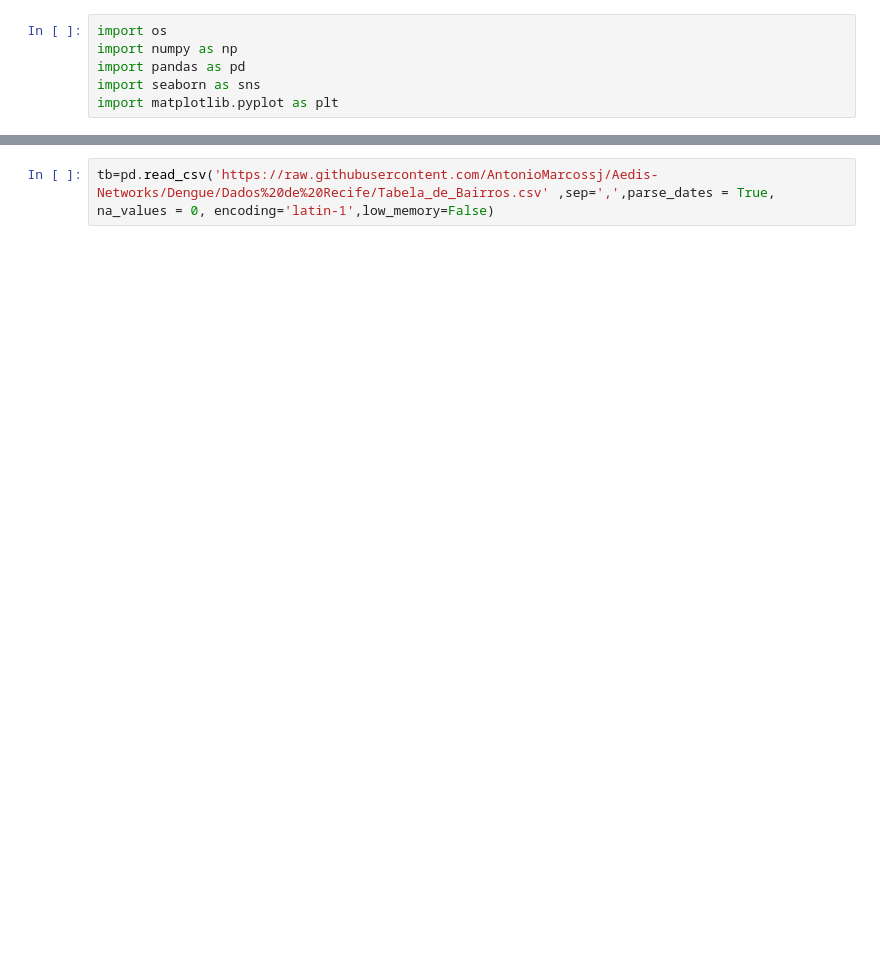
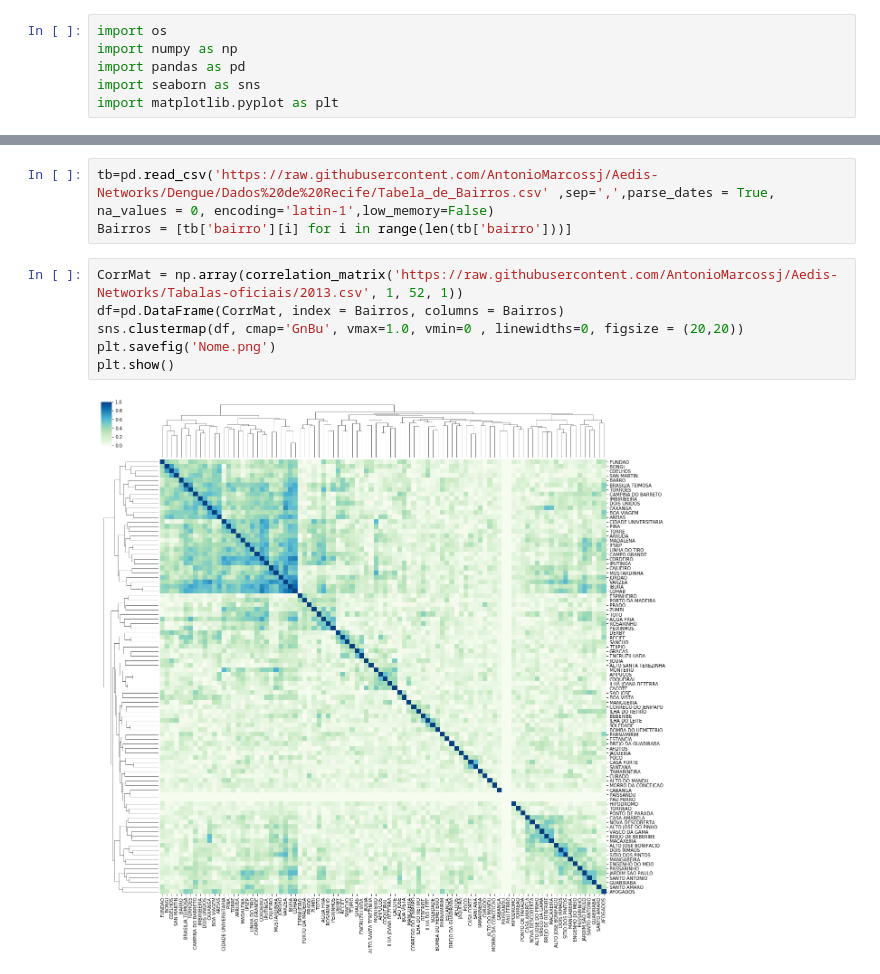
Before and after one commit to AntonioMarcossj/Aedis-Networks, a Jupyter notebook: Programas/Mapa de Calor.ipynb, the cells around one changed output, grey strips where cells are left out. Cells and saved outputs as stored; diff of their text form; blank space fills up the shorter version.

```diff
--- a/Programas/Mapa de Calor.ipynb
+++ b/Programas/Mapa de Calor.ipynb
@@ -39,3 +40,12 @@ def correlation_matrix(arq,t0,t1,e=2,absolute=True):
 # %%
 tb=pd.read_csv('https://raw.githubusercontent.com/AntonioMarcossj/Aedis-Networks/Dengue/Dados%20de%20Recife/Tabela_de_Bairros.csv' ,sep=',',parse_dates = True, na_values = 0, encoding='latin-1',low_memory=False)
+Bairros = [tb['bairro'][i] for i in range(len(tb['bairro']))]
+# %%
+CorrMat = np.array(correlation_matrix('https://raw.githubusercontent.com/AntonioMarcossj/Aedis-Networks/Tabalas-oficiais/2013.csv', 1, 52, 1))
+df=pd.DataFrame(CorrMat, index = Bairros, columns = Bairros)
+sns.clustermap(df, cmap='GnBu', vmax=1.0, vmin=0 , linewidths=0, figsize = (20,20))
+plt.savefig('Nome.png')
+plt.show()
+# %% [output]
+[figure, added]
 # %%
```
Also changed, not shown: parts of 4 cells of this notebook.
